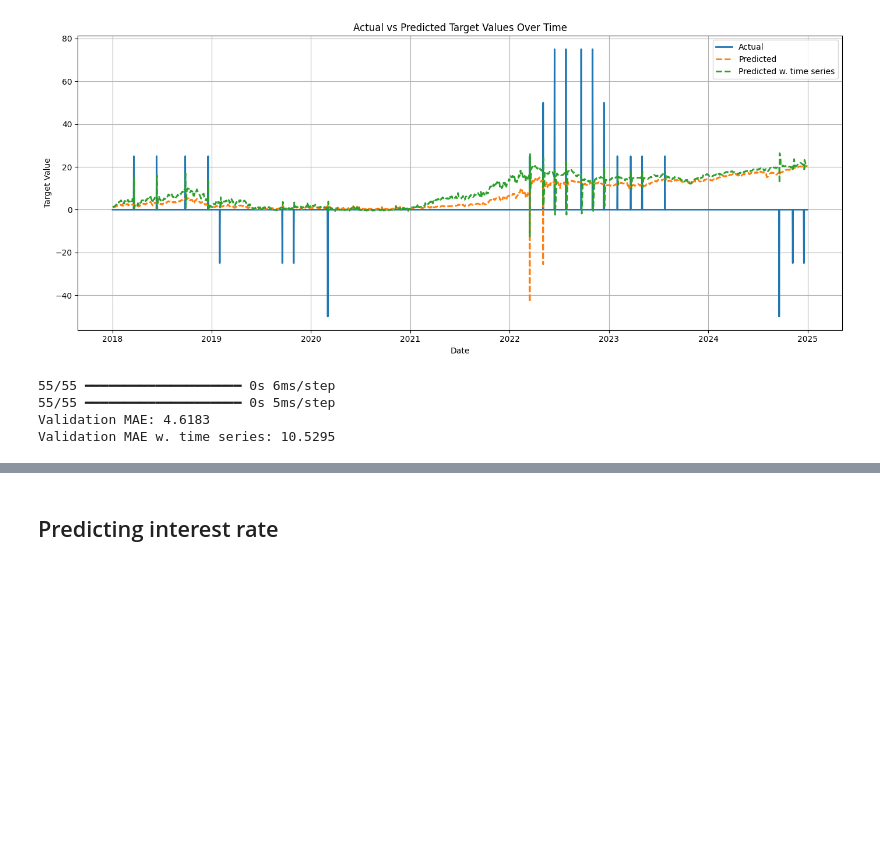
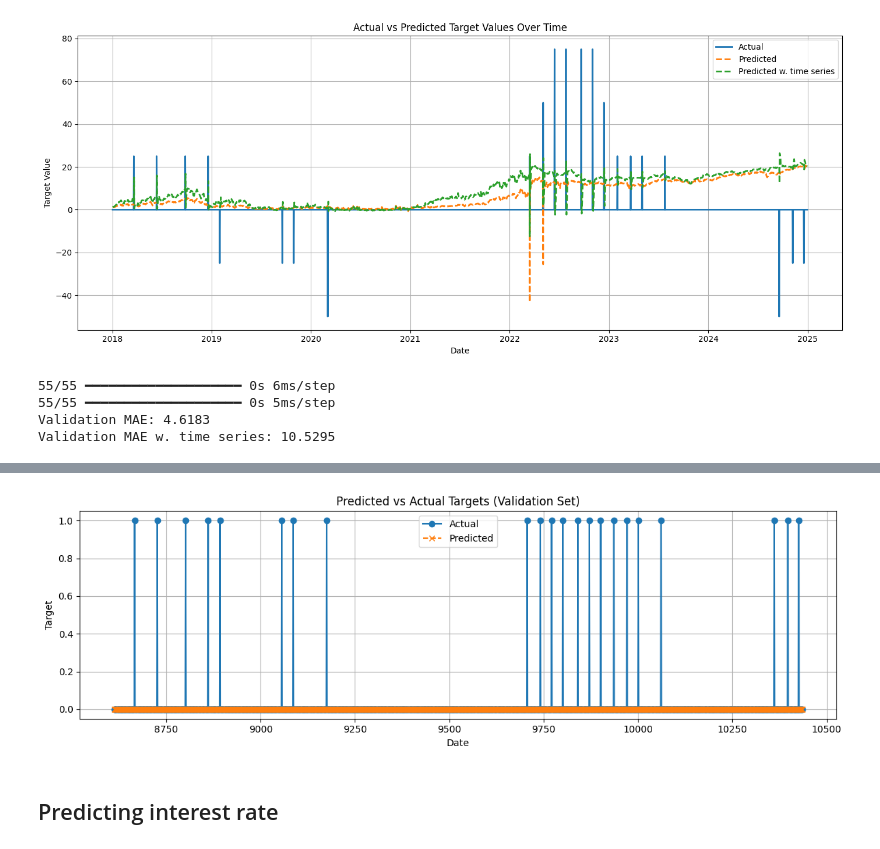
Before and after one commit to carlamcnair/Final-Project-AppML, a Jupyter notebook: notes_stine.ipynb, the cells around one changed output, grey strips where cells are left out. Saved outputs shown, nothing was run; the diff lists cells and outputs as text; code cells hidden in the pictures; blank space fills up the shorter version.

```diff
--- a/notes_stine.ipynb
+++ b/notes_stine.ipynb
@@ -1090,3 +1259,32 @@ Validation MAE w. time series: 10.5295
+# %%
+# Get the validation dates (adjust for dropped row after lag)
+val_dates = val_data.index.to_list()
+
+# Get predictions
+model.eval()
+preds = []
+with torch.no_grad():
+    for X_batch, _ in val_loader:
+        out = model(X_batch)
+        preds.extend(torch.argmax(out, dim=1).cpu().numpy())
+
+# Truncate dates to match predictions
+val_dates = val_dates[:len(preds)]
+actuals = val_data[target].values[:len(preds)]
+
+# Plot predictions vs actuals
+plt.figure(figsize=(12, 4))
+plt.plot(val_dates, actuals, label="Actual", marker='o')
+plt.plot(val_dates, preds, label="Predicted", linestyle='--', marker='x')
+plt.title("Predicted vs Actual Targets (Validation Set)")
+plt.xlabel("Date")
+plt.ylabel("Target")
+plt.legend()
+plt.grid(True)
+plt.tight_layout()
+plt.show()
+# %% [output]
+[figure, added]
 # %% [markdown]
 ## Predicting interest rate
 # %% [markdown]
```
Also changed, not shown: parts of 61 cells of this notebook, 8 other files.
